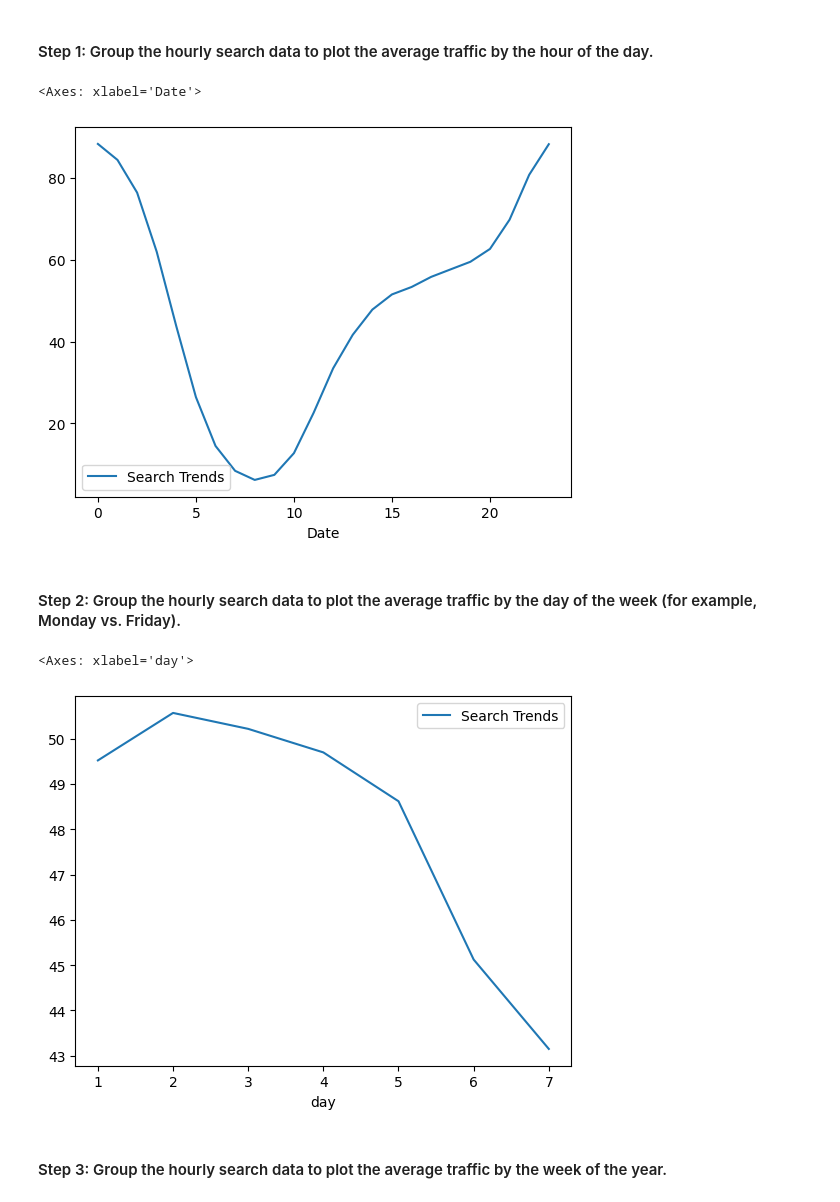
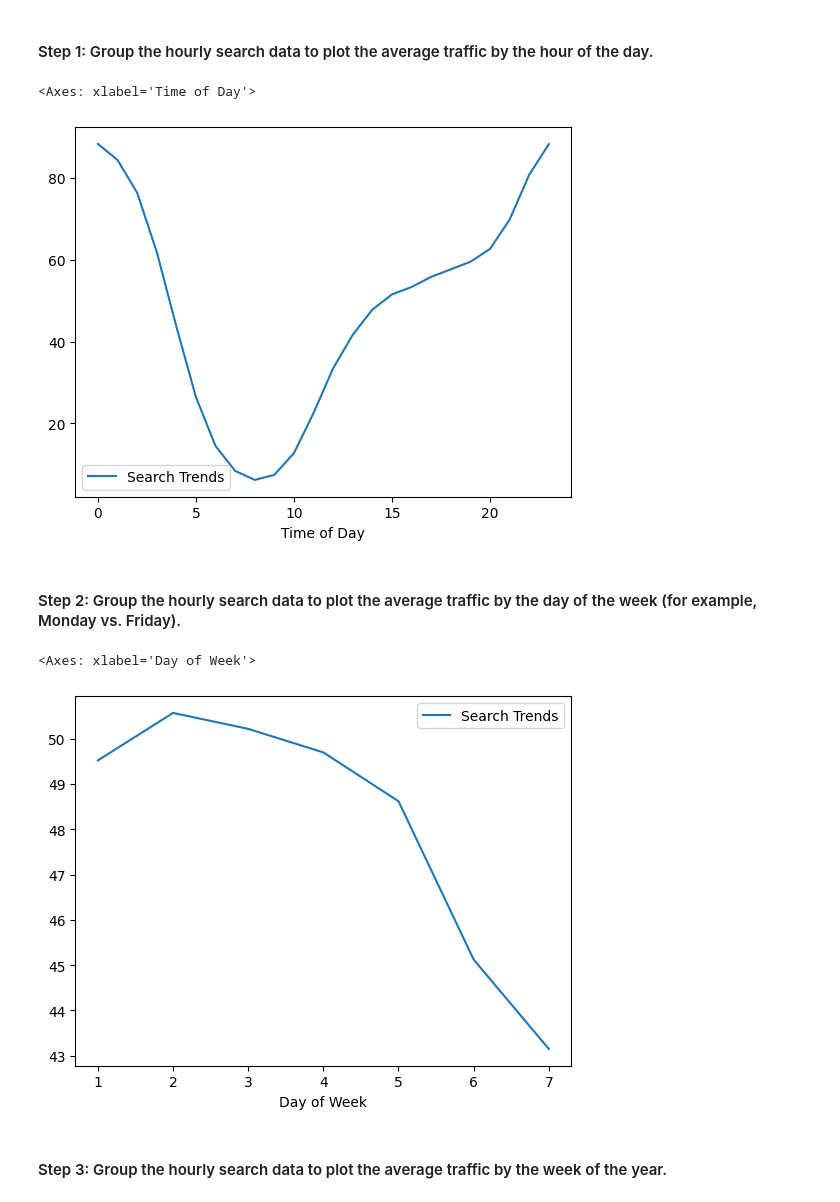
Before and after one commit to 36kp/prophet-challenge, a Jupyter notebook: forecasting_net_prophet.ipynb, the cells around one changed output. Drawn from its saved outputs; the diff is of its cells as text; code cells hidden in the pictures.

```diff
--- a/forecasting_net_prophet.ipynb
+++ b/forecasting_net_prophet.ipynb
@@ -149,19 +149,19 @@ To that end, you want to mine the search traffic data for predictable seasonal p
 # %%
 # Group the hourly search data to plot the average traffic by the day of week, using `df.index.hour`
 group_hourly_search_trends = df_mercado_trends.groupby(df_mercado_trends.index.hour).mean()
-group_hourly_search_trends.plot()
+group_hourly_search_trends.plot(xlabel='Time of Day')
 # %% [output]
-<Axes: xlabel='Date'>
+<Axes: xlabel='Time of Day'>
-[figure, old version]
+[figure, new version]
 # %% [markdown]
 #### Step 2: Group the hourly search data to plot the average traffic by the day of the week (for example, Monday vs. Friday).
 # %%
 # Group the hourly search data to plot the average traffic by the day of week, using `df.index.isocalendar().day`.
 daily_search_trends = df_mercado_trends.groupby(df_mercado_trends.index.isocalendar().day).mean()
-daily_search_trends.plot()
+daily_search_trends.plot(xlabel='Day of Week')
 # %% [output]
-<Axes: xlabel='day'>
+<Axes: xlabel='Day of Week'>
-[figure, old version]
+[figure, new version]
 # %% [markdown]
 #### Step 3: Group the hourly search data to plot the average traffic by the week of the year.
 # %%
```
Also changed, not shown: parts of 10 cells of this notebook.
